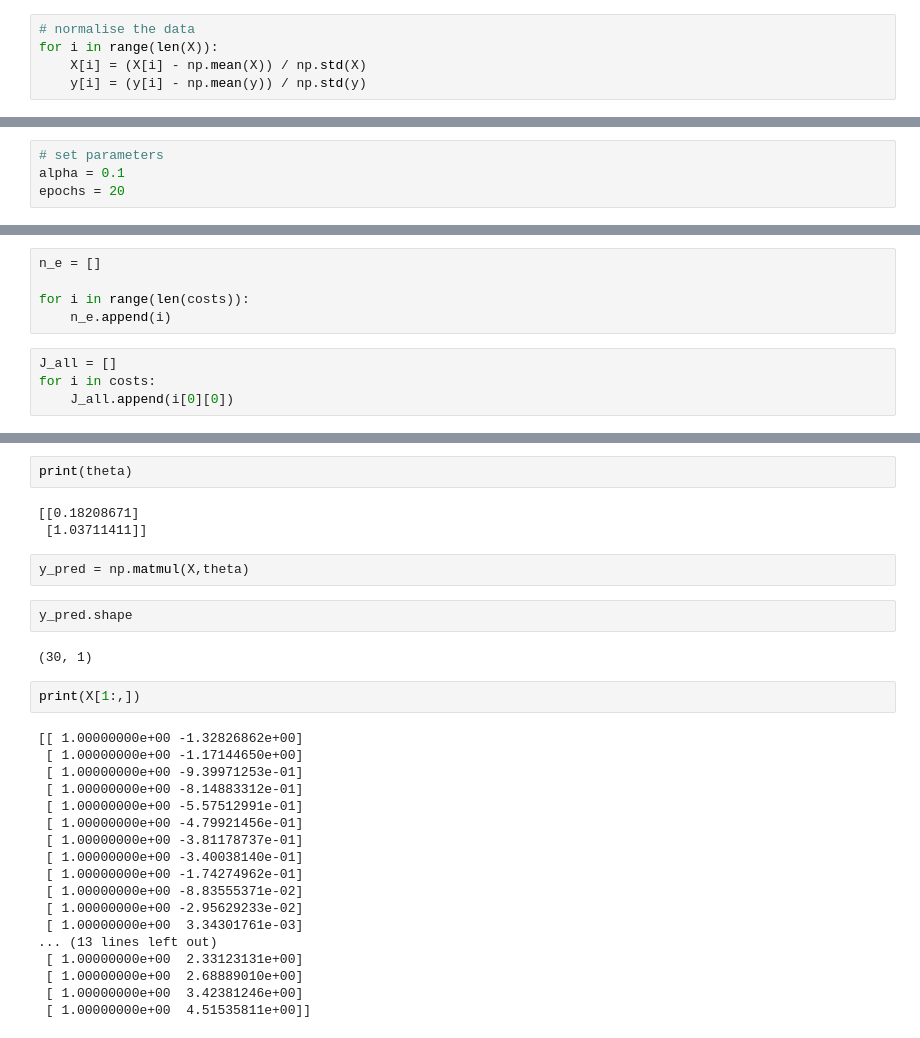
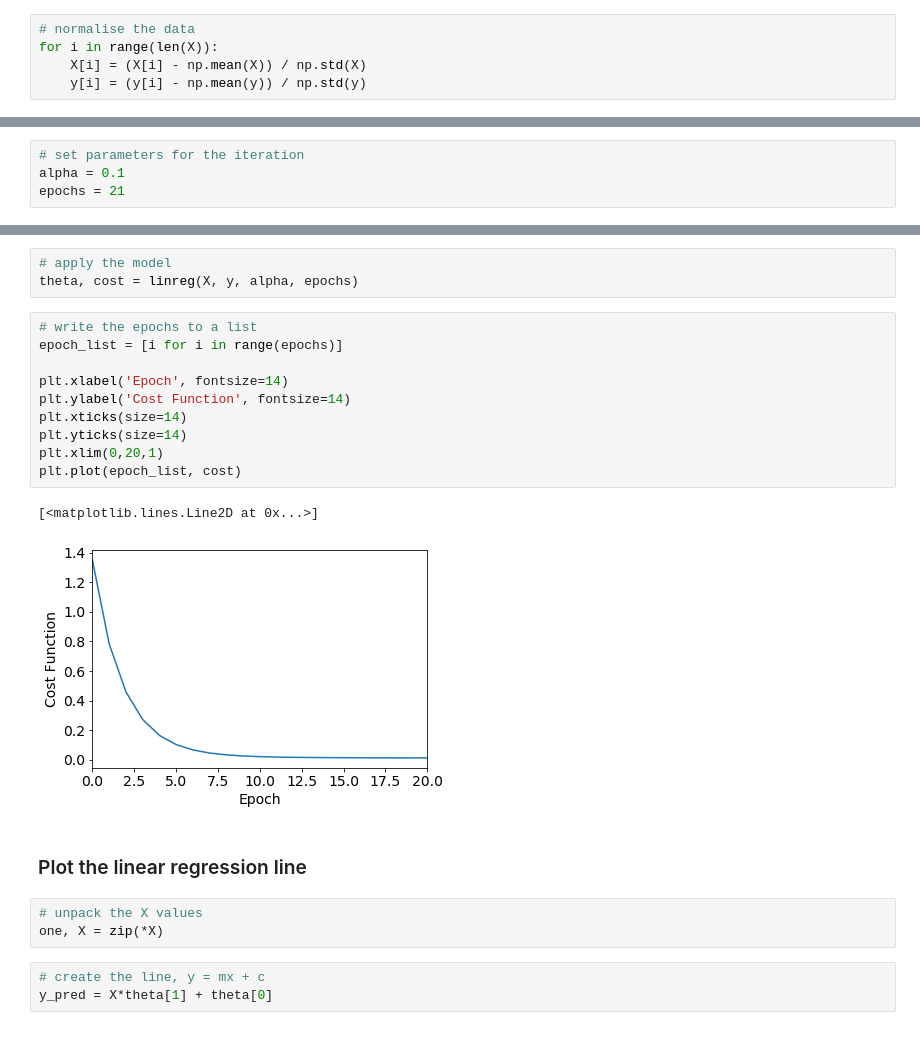
Before and after one commit to egorhowell/ML-Algorithms-From-Scratch, a Jupyter notebook: LinearRegression.ipynb, the cells around one changed output, grey strips where cells are left out. Saved outputs shown, nothing was run; the diff lists cells and outputs as text.

```diff
--- a/LinearRegression.ipynb
+++ b/LinearRegression.ipynb
@@ -79,4 +93,4 @@ def gradient_descent(x, y, theta, alpha, epochs):
 # %%
-# set parameters
+# set parameters for the iteration
 alpha = 0.1
-epochs = 20
+epochs = 21
@@ -87,9 +96,0 @@ theta, costs = gradient_descent(X, y, theta, alpha, epochs)
-# %%
-n_e = []
-
-for i in range(len(costs)):
-    n_e.append(i)
-# %%
-J_all = []
-for i in costs:
-    J_all.append(i[0][0])
@@ -102,31 +97,24 @@ plt.plot(n_e,J_all)
-# %%
-print(theta)
-# %% [output]
-[[0.18208671]
- [1.03711411]]
-# %%
-y_pred = np.matmul(X,theta)
-# %%
-y_pred.shape
-# %% [output]
-(30, 1)
-# %%
-print(X[1:,])
-# %% [output]
-[[ 1.00000000e+00 -1.32826862e+00]
- [ 1.00000000e+00 -1.17144650e+00]
- [ 1.00000000e+00 -9.39971253e-01]
- [ 1.00000000e+00 -8.14883312e-01]
- [ 1.00000000e+00 -5.57512991e-01]
- [ 1.00000000e+00 -4.79921456e-01]
- [ 1.00000000e+00 -3.81178737e-01]
- [ 1.00000000e+00 -3.40038140e-01]
- [ 1.00000000e+00 -1.74274962e-01]
- [ 1.00000000e+00 -8.83555371e-02]
- [ 1.00000000e+00 -2.95629233e-02]
- [ 1.00000000e+00  3.34301761e-03]
-... (13 lines left out)
- [ 1.00000000e+00  2.33123131e+00]
- [ 1.00000000e+00  2.68889010e+00]
- [ 1.00000000e+00  3.42381246e+00]
- [ 1.00000000e+00  4.51535811e+00]]
+# %%
+# apply the model
+theta, cost = linreg(X, y, alpha, epochs)
+# %%
+# write the epochs to a list
+epoch_list = [i for i in range(epochs)]
+
+plt.xlabel('Epoch', fontsize=14)
+plt.ylabel('Cost Function', fontsize=14)
+plt.xticks(size=14)
+plt.yticks(size=14)
+plt.xlim(0,20,1)
+plt.plot(epoch_list, cost)
+# %% [output]
+[<matplotlib.lines.Line2D at 0x...>]
+[figure, added]
+# %% [markdown]
+### Plot the linear regression line
+# %%
+# unpack the X values
+one, X = zip(*X)
+# %%
+# create the line, y = mx + c
+y_pred = X*theta[1] + theta[0]
```
Also changed, not shown: parts of 20 cells of this notebook.
